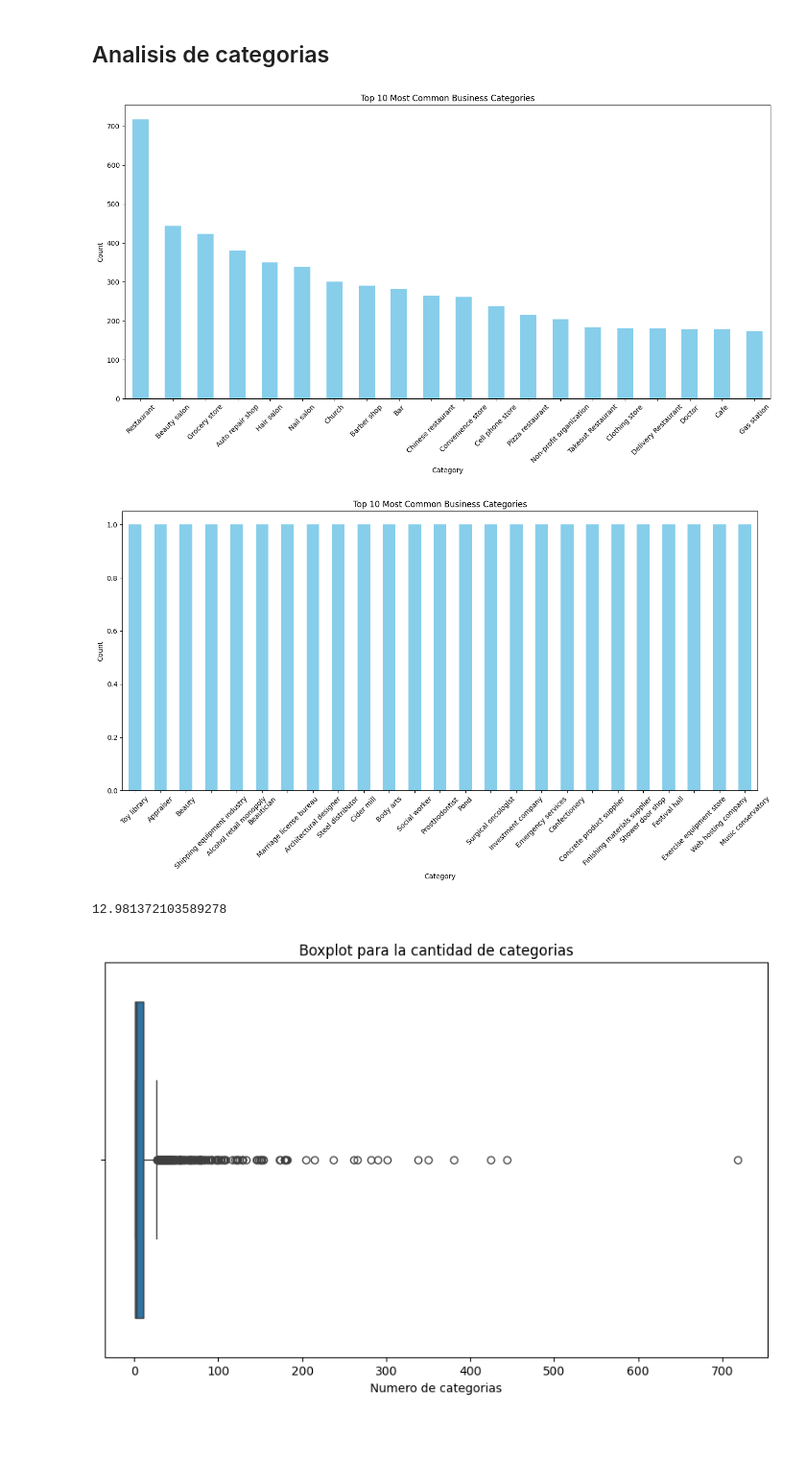
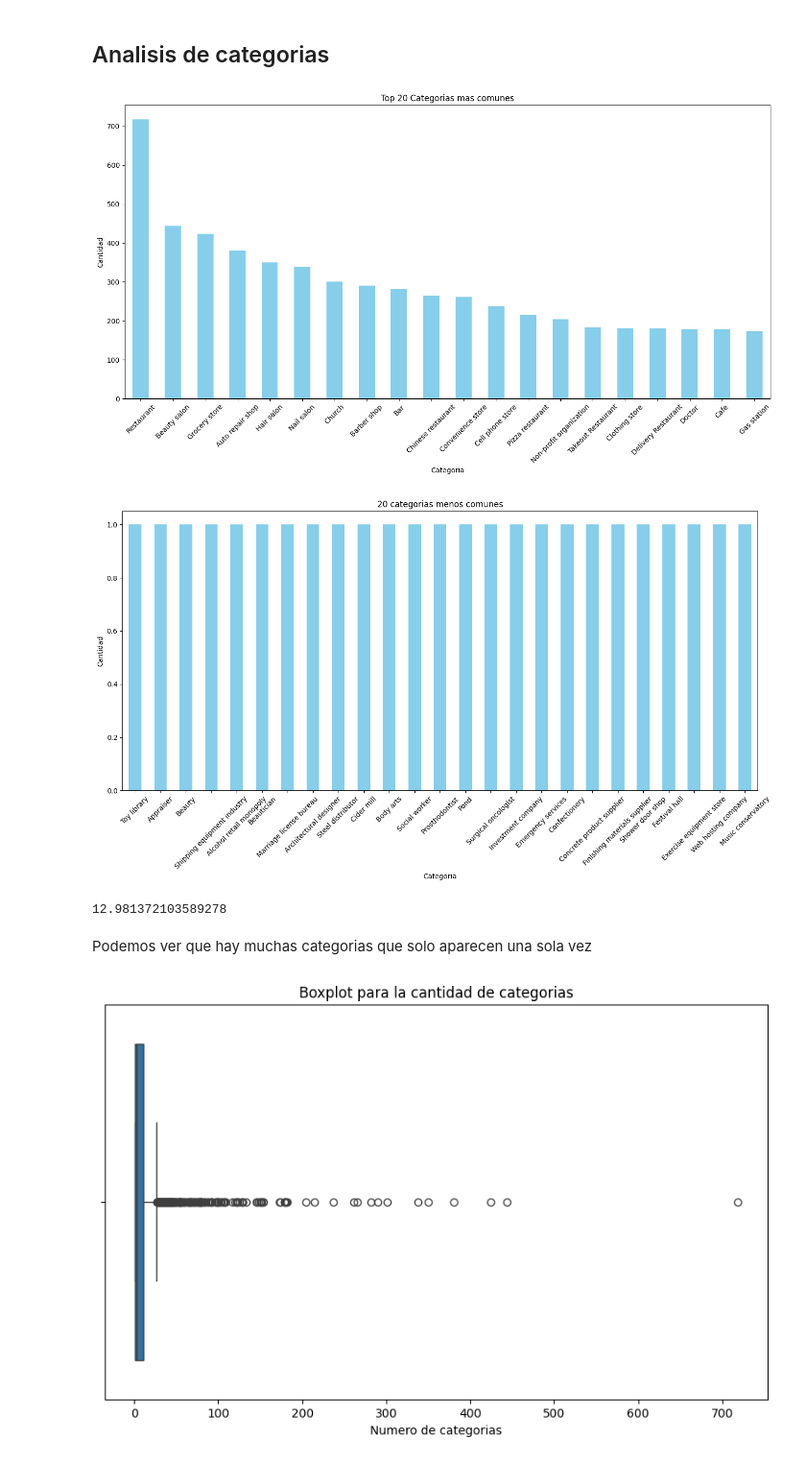
Before and after one commit to Franiturriagaa/PF-Google-Yelps-Final, a Jupyter notebook: Notebooks/EDA/googlemaps_metadata_sitios.ipynb, the cells around one changed output. Shown at 96% size. Drawn from its saved outputs; the diff is of its cells as text; code cells hidden in the pictures; blank space fills up the shorter version.

```diff
--- a/Notebooks/EDA/googlemaps_metadata_sitios.ipynb
+++ b/Notebooks/EDA/googlemaps_metadata_sitios.ipynb
@@ -283,19 +283,17 @@ top_categories = category_counts.head(20)
 # %%
 plt.figure(figsize=(14, 8))
 
 top_categories.plot(kind='bar', color='skyblue')
 
-# Add labels and title
-plt.xlabel('Category')
-plt.ylabel('Count')
-plt.title('Top 10 Most Common Business Categories')
+plt.xlabel('Categoria')
+plt.ylabel('Cantidad')
+plt.title('Top 20 Categorias mas comunes')
 
-# Show the plot
 plt.xticks(rotation=45)
 plt.tight_layout()
 plt.show()
 # %% [output]
-[figure, old version]
+[figure, new version]
 # %%
 bot_categories = category_counts.tail(25)
 # %%
@@ -303,21 +301,21 @@ plt.figure(figsize=(14, 8))
 
 bot_categories.plot(kind='bar', color='skyblue')
 
-# Add labels and title
-plt.xlabel('Category')
-plt.ylabel('Count')
-plt.title('Top 10 Most Common Business Categories')
+plt.xlabel('Categoria')
+plt.ylabel('Cantidad')
+plt.title('20 categorias menos comunes')
 
-# Show the plot
 plt.xticks(rotation=45)
 plt.tight_layout()
 plt.show()
 # %% [output]
-[figure, old version]
+[figure, new version]
 # %%
 category_counts.mean()
 # %% [output]
 12.981372103589278
+# %% [markdown]
+Podemos ver que hay muchas categorias que solo aparecen una sola vez
 # %%
 plt.figure(figsize=(10, 6))
 sns.boxplot(x=category_counts)
```
Also changed, not shown: parts of 6 cells of this notebook.
